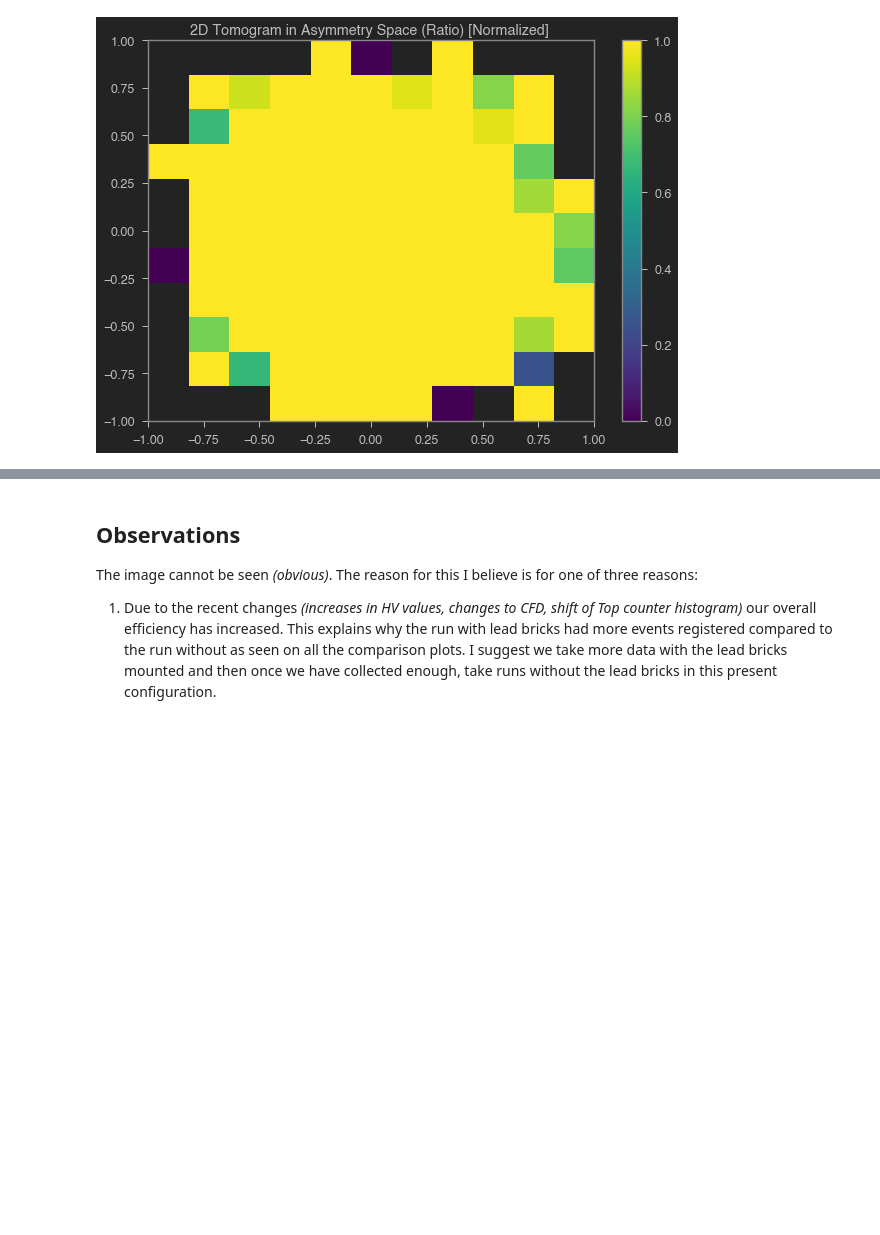
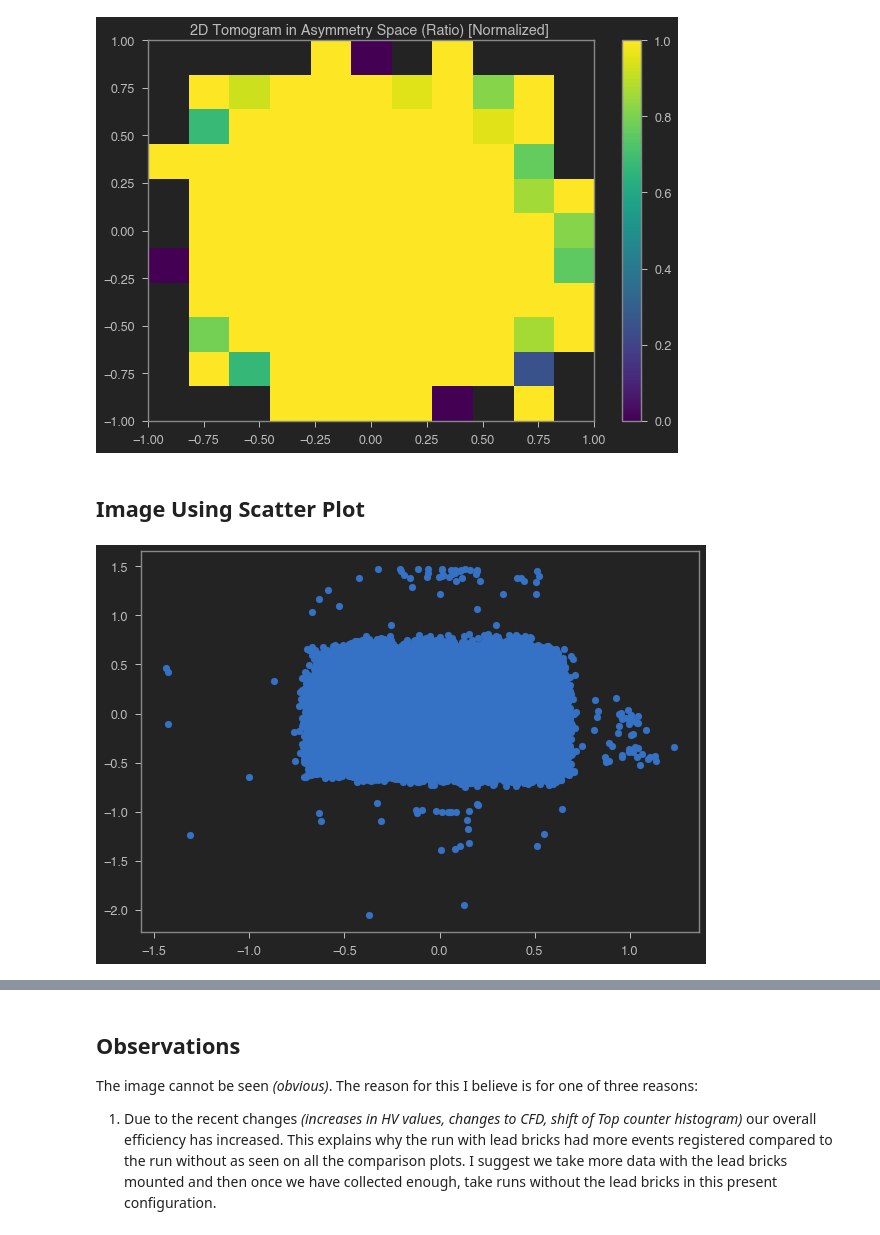
Before and after one commit to shanto268/HEP_DAQ, a Jupyter notebook: CrateAnalysis/leadBrickAna-new_lead_brick.ipynb, the cells around one changed output, grey strips where cells are left out. Drawn from its saved outputs; the diff is of its cells as text; code cells hidden in the pictures; blank space fills up the shorter version.

```diff
--- a/CrateAnalysis/leadBrickAna-new_lead_brick.ipynb
+++ b/CrateAnalysis/leadBrickAna-new_lead_brick.ipynb
@@ -174,3 +174,10 @@ plt.colorbar(pc)
 plt.show()
 # %% [output]
 [figure]
+# %% [markdown]
+## Image Using Scatter Plot
+# %%
+plt.scatter(xx,yy)
+plt.show()
+# %% [output]
+[figure, added]
```
Also changed, not shown: parts of 11 cells of this notebook, 26 other files.
